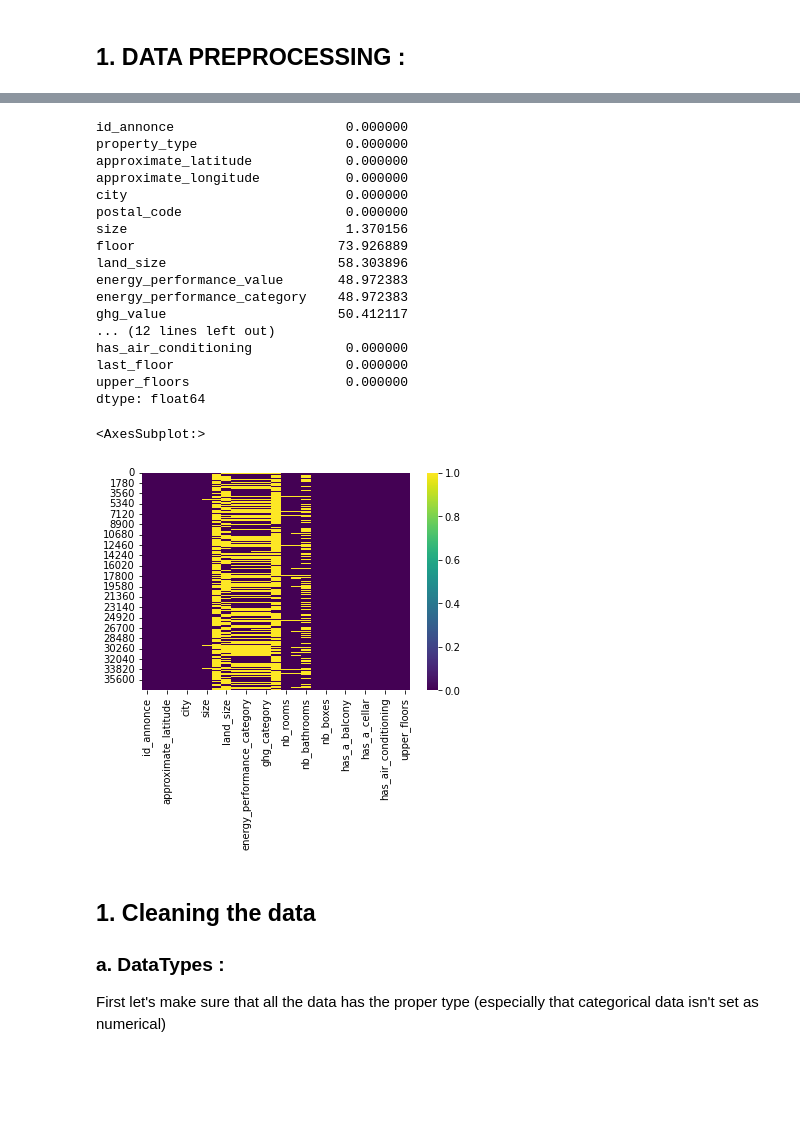
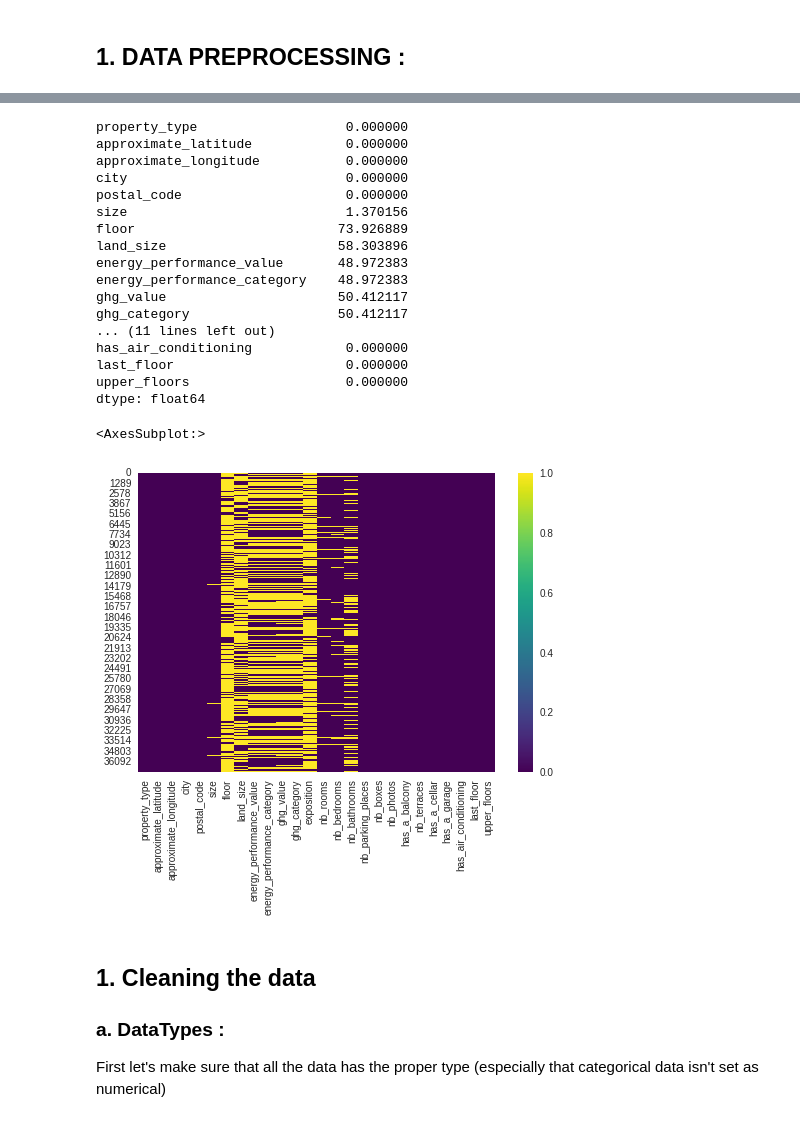
Before and after one commit to Abdellah-Laassairi/real-estate-price-prediction, a Jupyter notebook: nootebook.ipynb, the cells around one changed output, grey strips where cells are left out. Drawn from its saved outputs; the diff is of its cells as text; code cells hidden in the pictures; blank space fills up the shorter version.

```diff
--- a/nootebook.ipynb
+++ b/nootebook.ipynb
@@ -37,7 +18,7 @@ pd.options.display.max_columns=28
 ## 1. DATA PREPROCESSING :
 # %%
 filepath='data/'
-X_train=pd.read_csv(filepath +'X_train_J01Z4CN.csv')
-Y_train=pd.read_csv(filepath + 'y_train_OXxrJt1.csv')
-Y_test=pd.read_csv(filepath + 'y_random_MhJDhKK.csv')
-X_test=pd.read_csv(filepath + 'X_test_BEhvxAN.csv')
+X_train_raw=pd.read_csv(filepath +'X_train_J01Z4CN.csv')
+Y_train_raw=pd.read_csv(filepath + 'y_train_OXxrJt1.csv')
+Y_test_raw=pd.read_csv(filepath + 'y_random_MhJDhKK.csv')
+X_test_raw=pd.read_csv(filepath + 'X_test_BEhvxAN.csv')
@@ -61,0 +25,3 @@ Y_train.head()
+# %%
+X_train_raw=X_train_raw.drop(columns="id_annonce")
+X_train_raw.head()
@@ -77,9 +60,8 @@ X_train.describe()
 #     X_train[x]=X_train[x].astype("category")
 #     X_test[x]=X_test[x].astype("category")
 # %%
-X_train.isna().sum()/len(X_train.index)*100
+X_train_raw.isna().sum()/len(X_train_raw.index)*100
 # %% [output]
-id_annonce                      0.000000
 property_type                   0.000000
 approximate_latitude            0.000000
 approximate_longitude           0.000000
@@ -91,16 +73,17 @@ land_size                      58.303896
 energy_performance_value       48.972383
 energy_performance_category    48.972383
 ghg_value                      50.412117
-... (12 lines left out)
+ghg_category                   50.412117
+... (11 lines left out)
 has_air_conditioning            0.000000
 last_floor                      0.000000
 upper_floors                    0.000000
 dtype: float64
 # %%
-sb.heatmap(X_train.isnull(),cmap='viridis')
+sb.heatmap(X_train_raw.isnull(),cmap='viridis')
 # %% [output]
 <AxesSubplot:>
-[figure, old version]
+[figure, new version]
 # %% [markdown]
 ## 1. Cleaning the data
 ### a. DataTypes :
```
Also changed, not shown: parts of 32 cells of this notebook.
